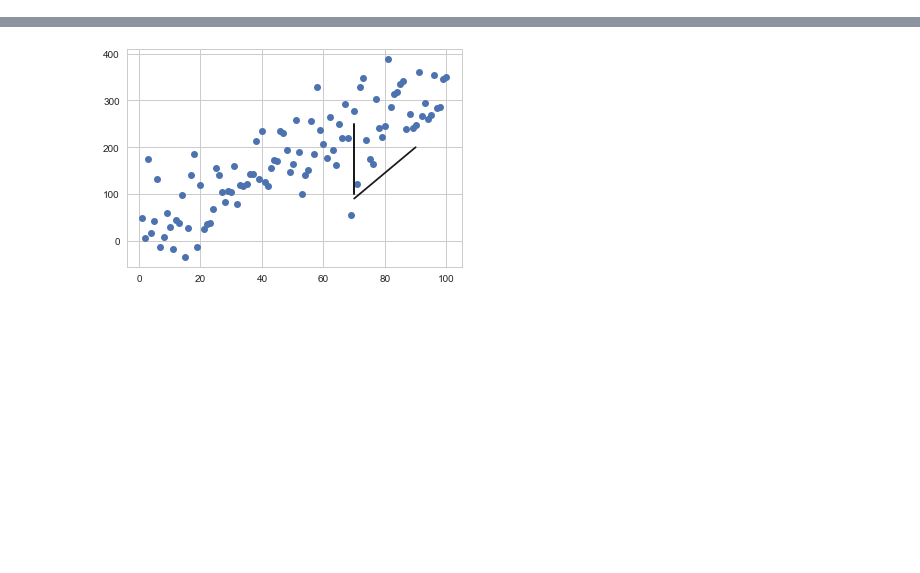
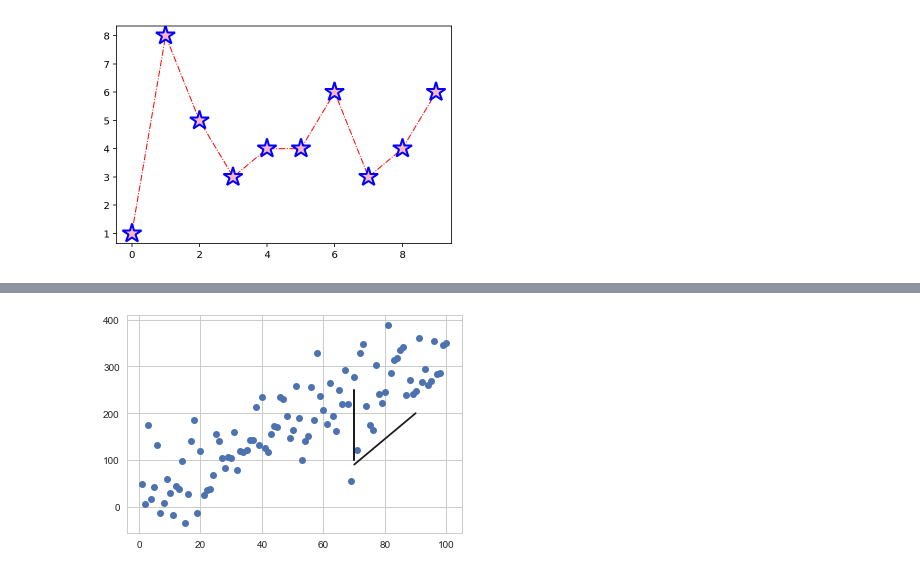
Before and after one commit to minus31/TID, a Jupyter notebook: DataScience/Data_Visualization.ipynb, the cells around one changed output, grey strips where cells are left out. Drawn from its saved outputs; the diff is of its cells as text; code cells hidden in the pictures; blank space fills up the shorter version.

```diff
--- a/DataScience/Data_Visualization.ipynb
+++ b/DataScience/Data_Visualization.ipynb
@@ -5,0 +47,6 @@ np.random.seed(sum(map(ord, "palettes")))
+# %%
+# custom
+plt.plot(y, c="r", lw=1, ls="-.", marker="*", ms=20, mec="b", mew=2, mfc="lightpink")
+plt.show()
+# %% [output]
+[figure, added]
```
Also changed, not shown: parts of 93 cells of this notebook.
